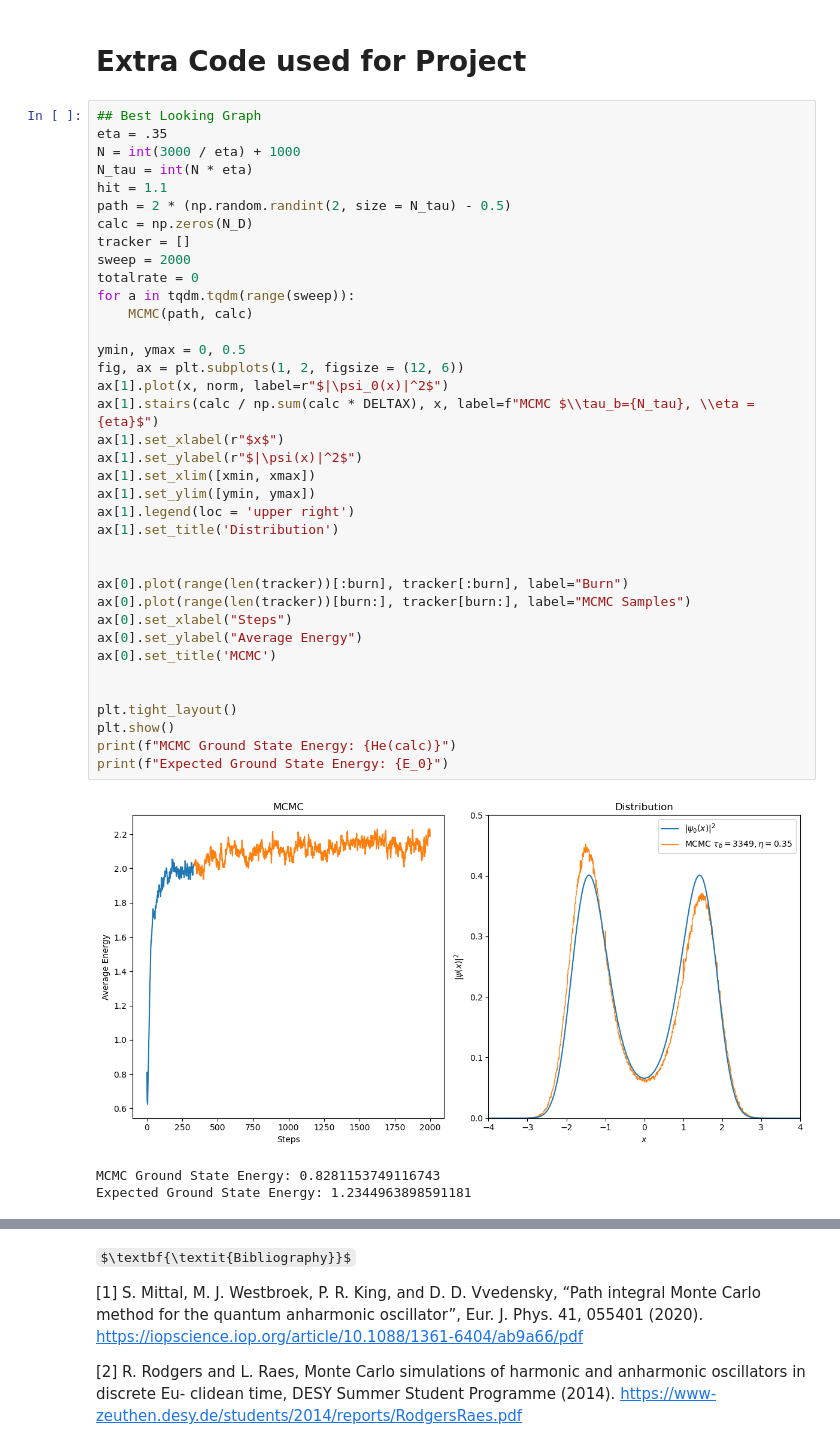
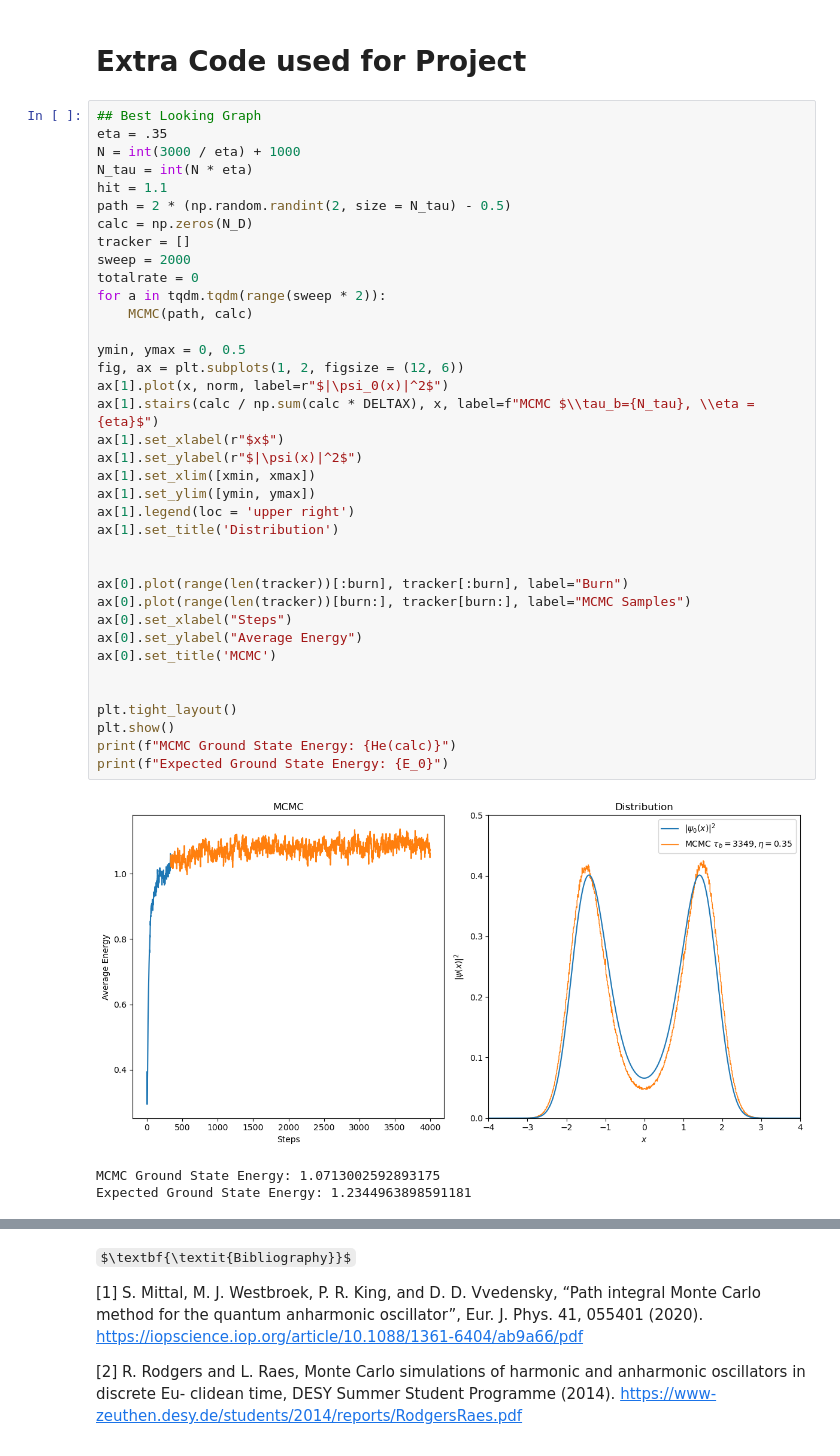
Before and after one commit to ScottEWMiller/Phys-142-WI2024-Group-C, a Jupyter notebook: Phys 142 Project.ipynb, the cells around one changed output, grey strips where cells are left out. Cells and saved outputs as stored; diff of their text form; some formulas as TeX source.

```diff
--- a/Phys 142 Project.ipynb
+++ b/Phys 142 Project.ipynb
@@ -208,36 +208,36 @@ path = 2 * (np.random.randint(2, size = N_tau) - 0.5)
 calc = np.zeros(N_D)
 tracker = []
 sweep = 2000
 totalrate = 0
-for a in tqdm.tqdm(range(sweep)):
+for a in tqdm.tqdm(range(sweep * 2)):
     MCMC(path, calc)
 
 ymin, ymax = 0, 0.5
 fig, ax = plt.subplots(1, 2, figsize = (12, 6))
 ax[1].plot(x, norm, label=r"$|\psi_0(x)|^2$")
 ax[1].stairs(calc / np.sum(calc * DELTAX), x, label=f"MCMC $\\tau_b={N_tau}, \\eta = {eta}$")
 ax[1].set_xlabel(r"$x$")
 ax[1].set_ylabel(r"$|\psi(x)|^2$")
 ax[1].set_xlim([xmin, xmax])
 ax[1].set_ylim([ymin, ymax])
 ax[1].legend(loc = 'upper right')
 ax[1].set_title('Distribution')
 
 
 ax[0].plot(range(len(tracker))[:burn], tracker[:burn], label="Burn")
 ax[0].plot(range(len(tracker))[burn:], tracker[burn:], label="MCMC Samples")
 ax[0].set_xlabel("Steps")
 ax[0].set_ylabel("Average Energy")
 ax[0].set_title('MCMC')
 
 
 plt.tight_layout()
 plt.show()
 print(f"MCMC Ground State Energy: {He(calc)}")
 print(f"Expected Ground State Energy: {E_0}")
 # %% [output]
-[figure, old version]
+[figure, new version]
-MCMC Ground State Energy: 0.8281153749116743
+MCMC Ground State Energy: 1.0713002592893175
 Expected Ground State Energy: 1.2344963898591181
 # %%
 #Tau Comparisons
```
Also changed, not shown: parts of 12 cells of this notebook.
